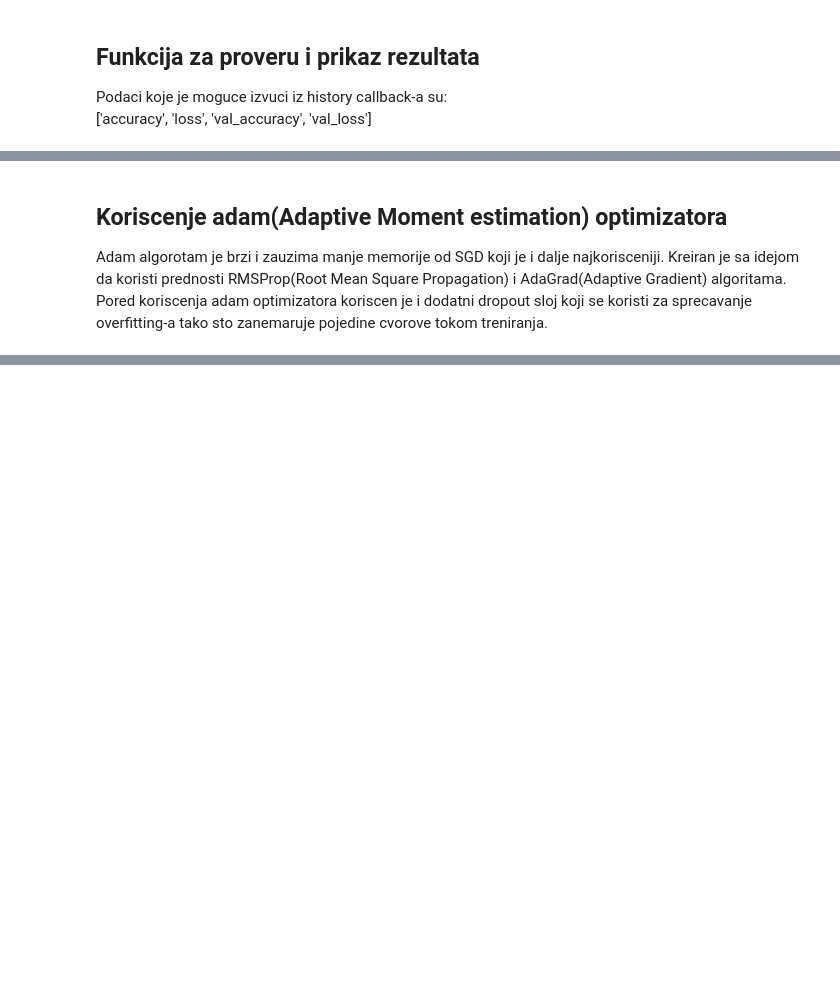
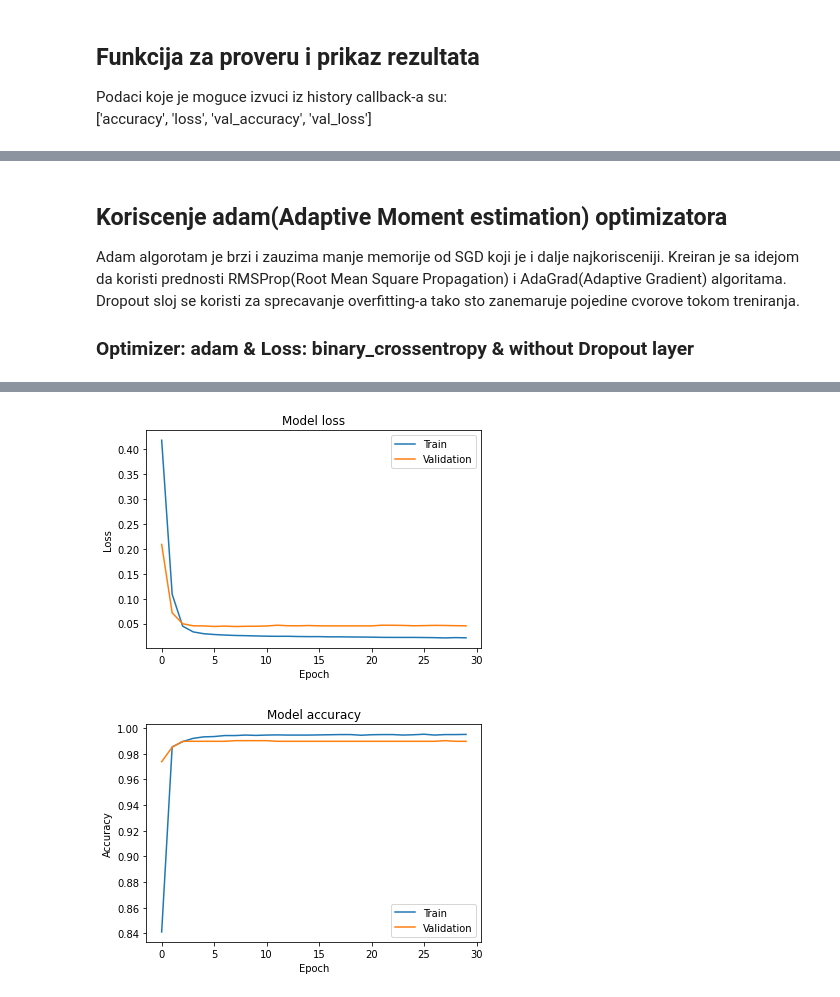
Before and after one commit to mirjanaz200/Room-Occupation, a Jupyter notebook: Room Occupancy.ipynb, the cells around one changed output, grey strips where cells are left out. Saved outputs shown, nothing was run; the diff lists cells and outputs as text; code cells hidden in the pictures; blank space fills up the shorter version.

```diff
--- a/Room Occupancy.ipynb
+++ b/Room Occupancy.ipynb
@@ -410,12 +430,13 @@ print_result(classifier6)
 # %% [markdown]
 ## Koriscenje adam(Adaptive Moment estimation) optimizatora
 Adam algorotam je brzi i zauzima manje memorije od SGD koji je i dalje najkorisceniji. Kreiran je sa idejom da koristi prednosti RMSProp(Root Mean Square Propagation) i AdaGrad(Adaptive Gradient) algoritama.
-<br>Pored koriscenja adam optimizatora koriscen je i dodatni dropout sloj koji se koristi za sprecavanje overfitting-a tako sto zanemaruje pojedine cvorove tokom treniranja.
+<br>Dropout sloj se koristi za sprecavanje overfitting-a tako sto zanemaruje pojedine cvorove tokom treniranja.
+<br>
+### Optimizer: adam & Loss: binary_crossentropy & without Dropout layer
 # %%
 classifier7 = Sequential()
 classifier7.add(Dense(NODES1, activation='relu', input_dim=INPUT_DIM))
 classifier7.add(Dense(NODES2, activation='relu'))
-classifier7.add(layers.Dropout(0.3))
 classifier7.add(Dense(1, activation='sigmoid'))
 
 classifier7.compile(optimizer='adam',
@@ -425,5 +446,7 @@ classifier7.compile(optimizer='adam',
 hist = classifier7.fit(X_train, Y_train,
                        batch_size=BATCH_SIZE, epochs=EPOCHS,
                        validation_data=(X_test, Y_test))
+
+print_result(classifier7)
 # %% [output]
 Epoch 1/30
@@ -445,0 +469,2 @@ Epoch 30/30
+[figure, added]
+[figure, added]
```
Also changed, not shown: parts of 28 cells of this notebook.
